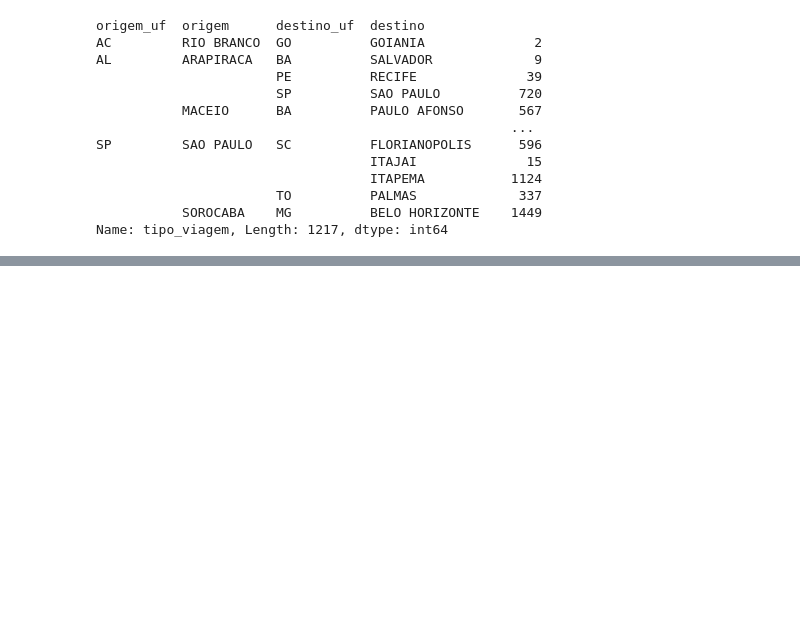
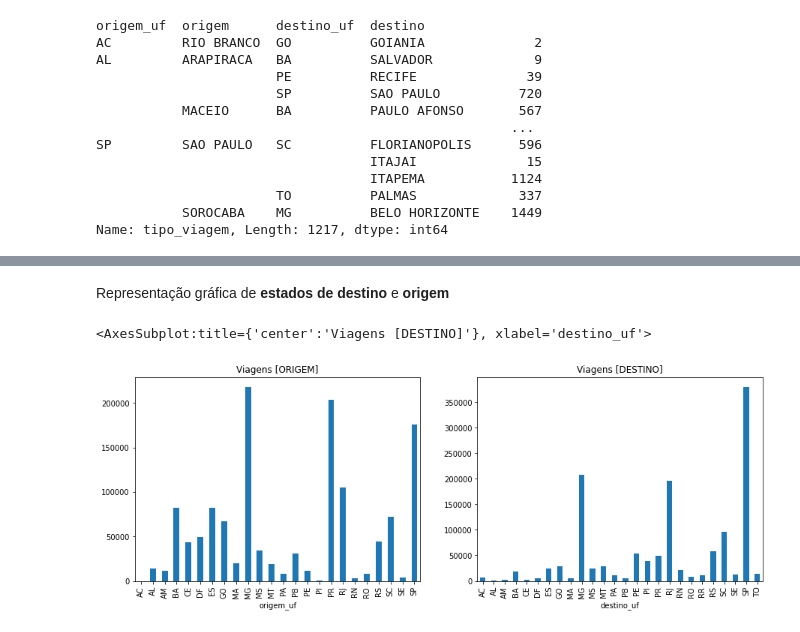
Before and after one commit to luisgustavoreimberg/uni9-data_science-brazil_transportation, a Jupyter notebook: BrazilTransportation[2019-2020].ipynb, the cells around one changed output, grey strips where cells are left out. Drawn from its saved outputs; the diff is of its cells as text; code cells hidden in the pictures; blank space fills up the shorter version.

```diff
--- a/BrazilTransportation[2019-2020].ipynb
+++ b/BrazilTransportation[2019-2020].ipynb
@@ -294,0 +297,13 @@ Name: tipo_viagem, Length: 1217, dtype: int64
+# %% [markdown]
+Representação gráfica de **estados de destino** e **origem**
+# %%
+fig,ax = mtp.subplots(nrows=1, ncols=2, figsize=(30,10))
+
+transportationData.groupby(['origem_uf'])['tipo_viagem'].count().plot.bar(figsize=(15,5), ax=ax[0],
+                                                                            title='Viagens [ORIGEM]')
+
+transportationData.groupby(['destino_uf'])['tipo_viagem'].count().plot.bar(figsize=(15,5), ax=ax[1],
+                                                                            title='Viagens [DESTINO]')
+# %% [output]
+<AxesSubplot:title={'center':'Viagens [DESTINO]'}, xlabel='destino_uf'>
+[figure, added]
```
Also changed, not shown: parts of 9 cells of this notebook.
